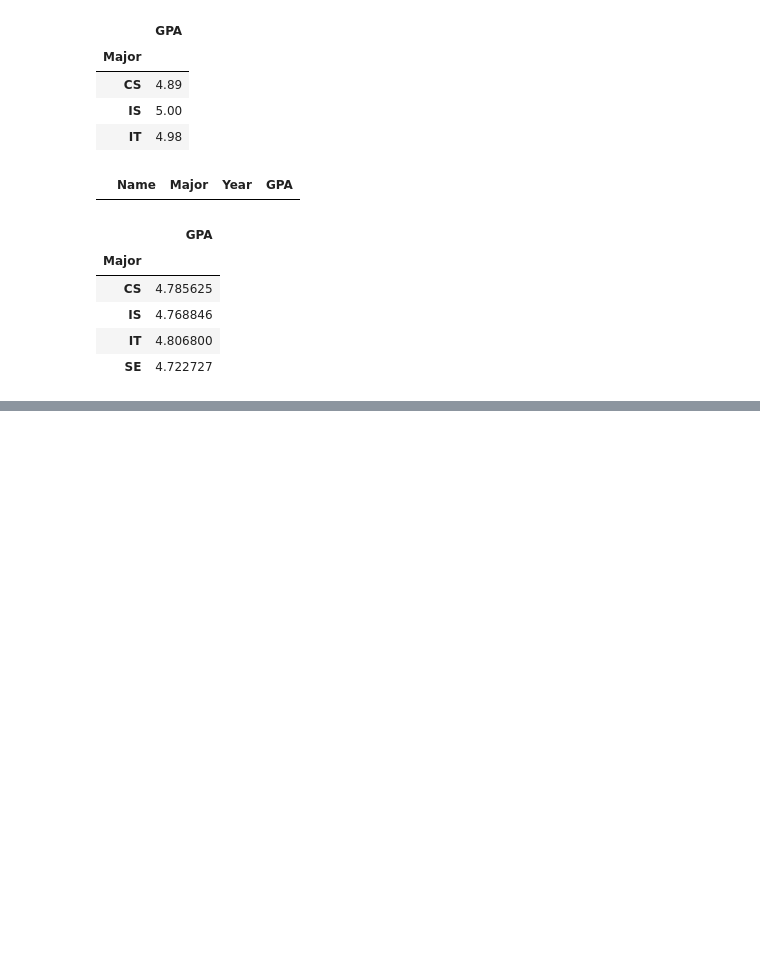
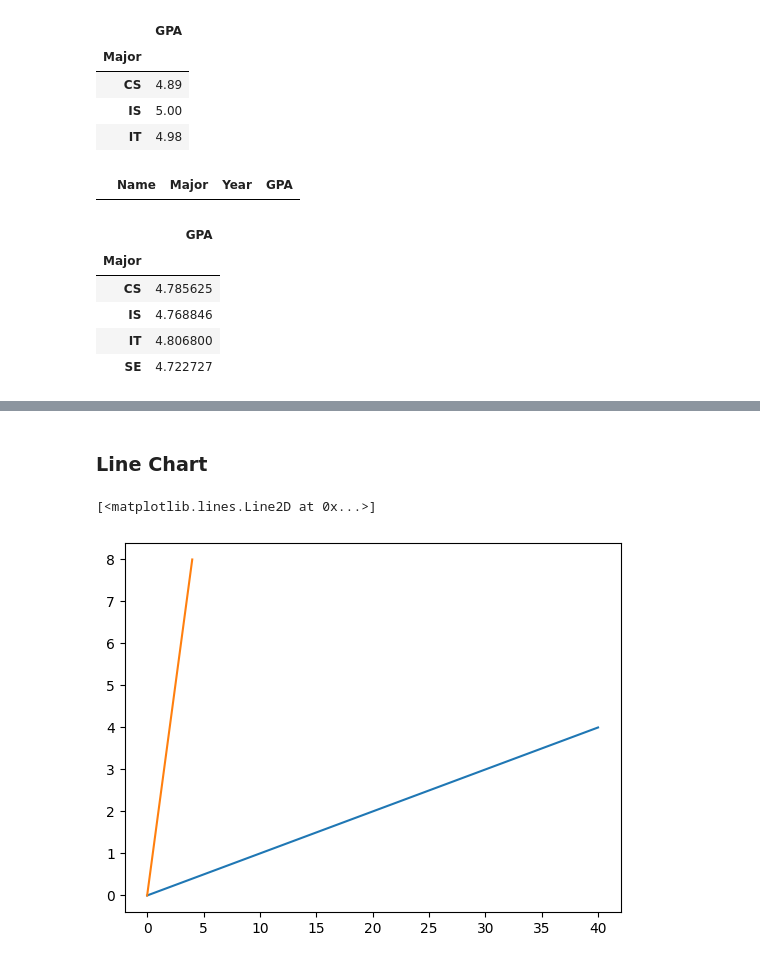
Before and after one commit to Hassan-Ahlgamdi/python-notes, a Jupyter notebook: notes.ipynb, the cells around one changed output, grey strips where cells are left out. Saved outputs shown, nothing was run; the diff lists cells and outputs as text; code cells hidden in the pictures; blank space fills up the shorter version.

```diff
--- a/notes.ipynb
+++ b/notes.ipynb
@@ -600,0 +650,8 @@ df3[['Major', 'GPA']].groupby('Major').mean()
+# %% [markdown]
+### Line Chart
+# %%
+plt.plot(np.arange(0,50,10), np.arange(0,5)) # first array is for x axis, and second for y axis
+plt.plot(np.arange(0,10,2))
+# %% [output]
+[<matplotlib.lines.Line2D at 0x...>]
+[figure, added]
```
Also changed, not shown: parts of 10 cells of this notebook.
